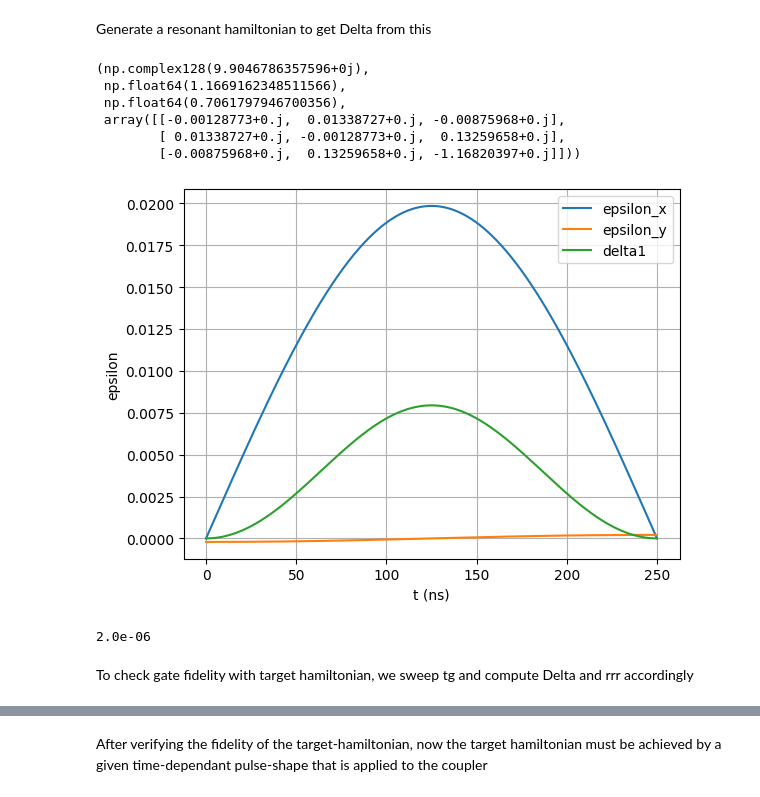
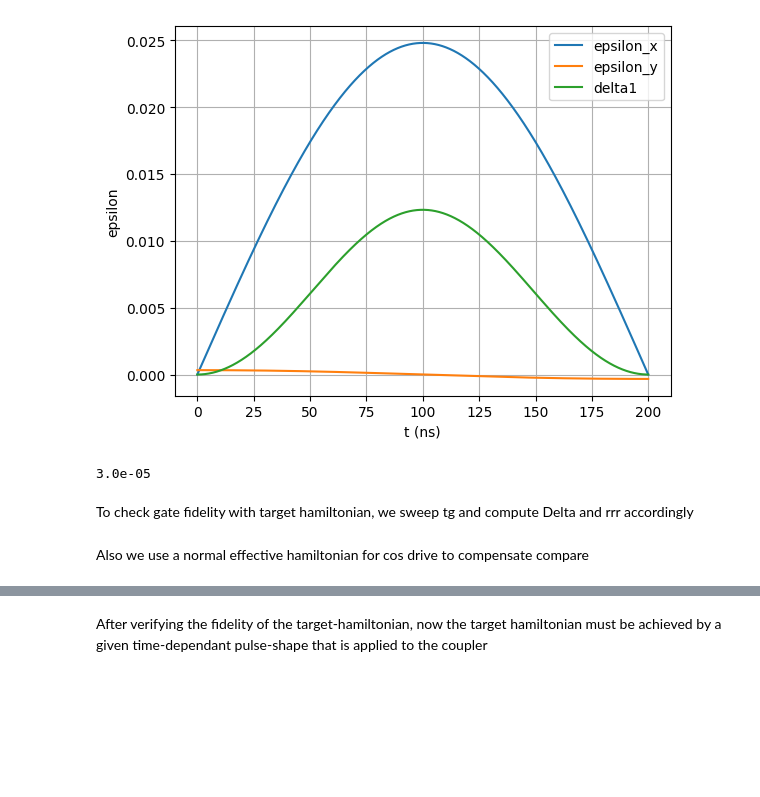
Before and after one commit to FlorianMaier04/TransmonCouplerSimulation, a Jupyter notebook: heff_analysis/heff.ipynb, the cells around one changed output, grey strips where cells are left out. Cells and saved outputs as stored; diff of their text form; code cells hidden in the pictures; blank space fills up the shorter version.

Commit message:
heff fitting and interpolation under control

```diff
--- a/heff_analysis/heff.ipynb
+++ b/heff_analysis/heff.ipynb
@@ -9,3 +9,9 @@ from qutip import *
 from Floquet_perturbation_theory import *
 from helper_function import *
 from utils import *
+from scipy.optimize import root
+
+s = Simulation()
+N_t = 4000
+tg = 200
+tlist = np.linspace(0, tg, N_t)
@@ -27,36 +18,41 @@ tlist = np.linspace(0, tg, 200)
-# %% [markdown]
-Generate a resonant hamiltonian to get Delta from this
-# %%
-# select a typical amp
-amp = 0.2 * 2*np.pi
-wd = s.find_resonance(amp)
-heff = s.heff(wd, amp)
-Delta = abs(heff[2][2] - heff[0][0])
-lambda_param = heff[1][2]/heff[0][1]
-lambda_param, Delta, wd/(2*np.pi), heff
-# %% [output]
-(np.complex128(9.9046786357596+0j),
- np.float64(1.1669162348511566),
- np.float64(0.7061797946700356),
- array([[-0.00128773+0.j,  0.01338727+0.j, -0.00875968+0.j],
-        [ 0.01338727+0.j, -0.00128773+0.j,  0.13259658+0.j],
-        [-0.00875968+0.j,  0.13259658+0.j, -1.16820397+0.j]]))
+# %%
+# with a given gate time we compute the fidelity for cos drive and drag drive
+def compute_htarget(tg):
+    args = [None] * 5
+    amp, wd = compute_cos_params(s, tg)
+    # with the right amplitude for the given gate time, we can compute parameters from heff
+    heff_params = s.heff(wd, amp)
+    Delta = heff_params[2][2] - heff_params[0][0]
+    # rrr follows from the heff response to amplitude, as both Omega_ab and Omega_bc are linear rrr is constant for all amp- and wd values
+    rrr = heff_params[1][2] / heff_params[0][1] # compute the RabiRateRatio (RRR) from the two rabirates in cos dirve case
+    # with all parameters set we can compute the target hamiltonian
+    ht, ht_args = h_target(Delta, rrr, tg)
+    wd0 = s.find_resonance(0)
+    args[0] = ht_args
+    args[2] = s.heff(wd0, 0)
+    args[3] = wd0
+    args[4] = amp
+    return ht, args
+ht, args = compute_htarget(200)
+_, _, heff0, wd, amp = args
 # %%
-tg_test = 250
-t_test_list = np.linspace(0, 250, 5000)
-_, epsilonx, epsilony, delta1 = h_target(Delta, lambda_param, tg_test)
 
-ex = np.array([epsilonx(t) for t in t_test_list])
-ey = np.array([epsilony(t) for t in t_test_list])
-d1 = np.array([delta1(t) for t in t_test_list])
+
+ex = np.array([args[0][0](t) for t in tlist])
+ey = np.array([args[0][1](t) for t in tlist])
+d1 = np.array([abs(args[0][2](t)) for t in tlist])
 plt.figure()
-plt.plot(t_test_list, ex, label='epsilon_x')
-plt.plot(t_test_list, ey, label='epsilon_y')
-plt.plot(t_test_list, d1, label='delta1')
+plt.plot(tlist, ex, label='epsilon_x')
+plt.plot(tlist, ey, label='epsilon_y')
+plt.plot(tlist, d1, label='delta1')
 plt.xlabel('t (ns)')
 plt.ylabel('epsilon')
 plt.legend()
 plt.grid(True)
 plt.show()
+# target hamiltonian- fidelity
+fid_t = extract_pop_fid(ht, tlist)['iswap_fidelity']
+print(f"{(1-fid_t):.1e}")
 # %% [output]
-[figure, old version]
+[figure, new version]
+3.0e-05
@@ -78,9 +59,5 @@ ht, tlist, heff0, wd, amp = compute_htarget(200)
-# %%
-# target hamiltonian- fidelity
-fid_t = extract_pop_fid(ht, tlist)['iswap_fidelity']
-print(f"{(1-fid_t):.1e}")
-# %% [output]
-2.0e-06
 # %% [markdown]
 To check gate fidelity with target hamiltonian, we sweep tg and compute Delta and rrr accordingly
+# %% [markdown]
+Also we use a normal effective hamiltonian for cos drive to compensate compare
 # %%
```
Also changed, not shown: parts of 22 cells of this notebook, 5 other files.
